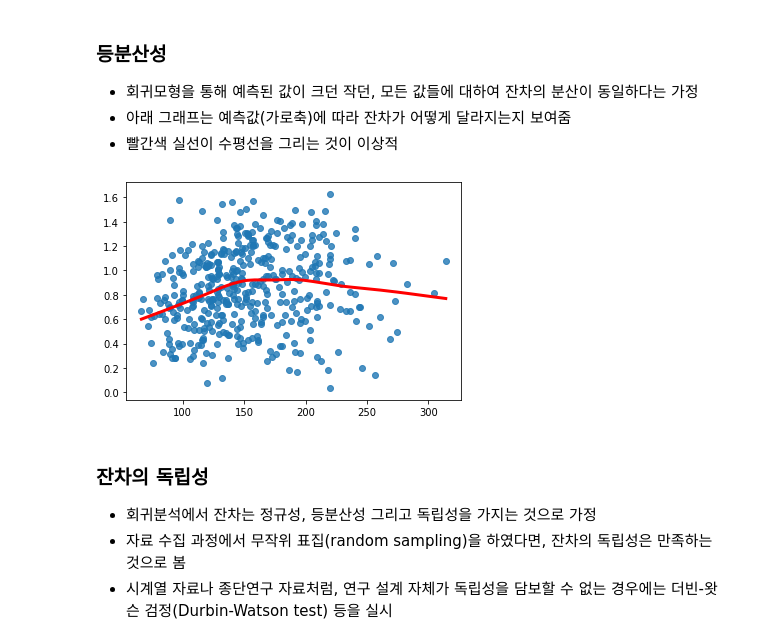
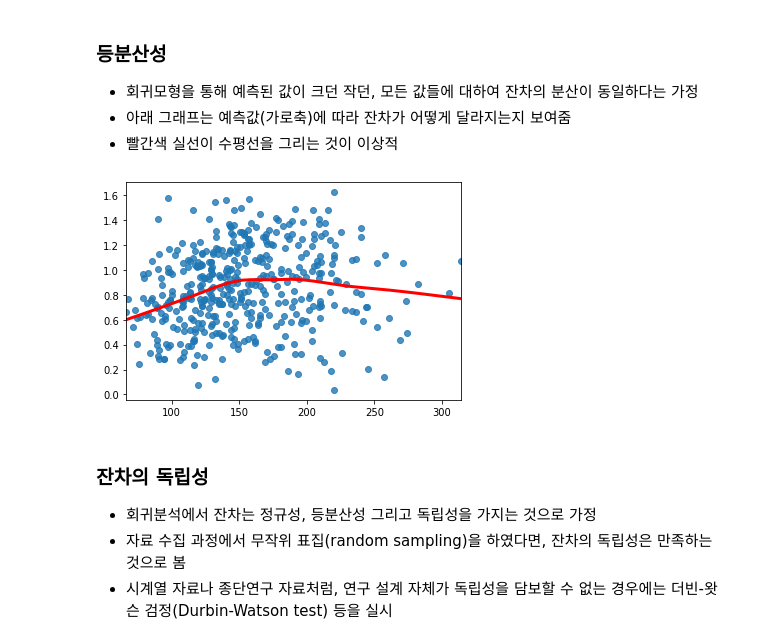
Before and after one commit to ckiekim/Machine-Learning-2021-1, a Jupyter notebook: 04.Regression/02_잔차분석.ipynb, the cells around one changed output. Saved outputs shown, nothing was run; the diff lists cells and outputs as text; code cells hidden in the pictures.

```diff
--- a/04.Regression/02_잔차분석.ipynb
+++ b/04.Regression/02_잔차분석.ipynb
@@ -93,9 +109,9 @@ plt.show()
 - 아래 그래프는 예측값(가로축)에 따라 잔차가 어떻게 달라지는지 보여줌
 - 빨간색 실선이 수평선을 그리는 것이 이상적
 # %%
-sns.regplot(fitted, np.sqrt(np.abs(sr)), lowess=True, line_kws={'color':'red', 'linewidth':3});
+sns.regplot(x=fitted, y=np.sqrt(np.abs(sr)), lowess=True, line_kws={'color':'red', 'linewidth':3});
 # %% [output]
-[figure, old version]
+[figure, new version]
 # %% [markdown]
 ### 잔차의 독립성
 - 회귀분석에서 잔차는 정규성, 등분산성 그리고 독립성을 가지는 것으로 가정
```
Also changed, not shown: parts of 7 cells of this notebook, 3 other files.
